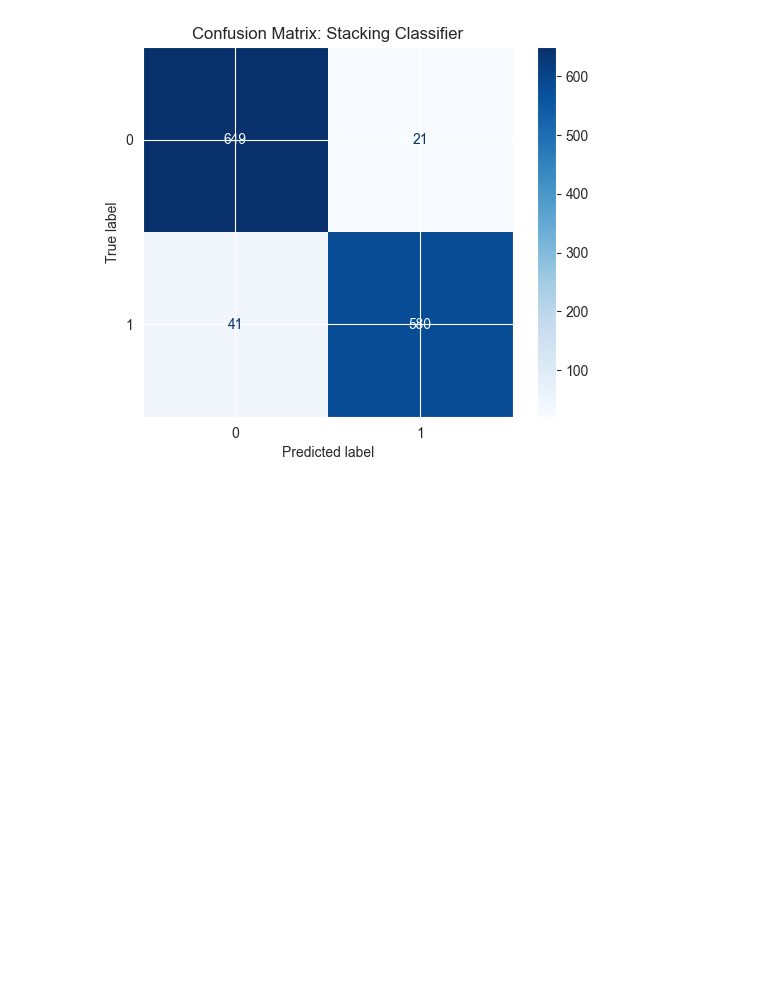
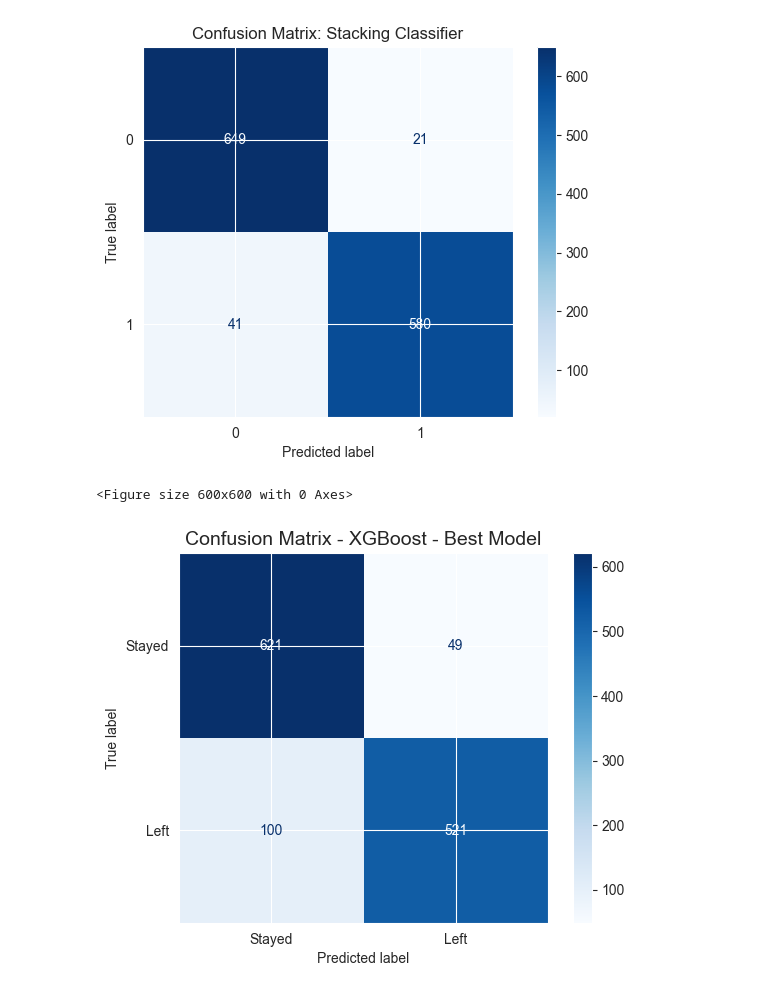
Before and after one commit to kcbojanowski/employee-leave-or-not, a Jupyter notebook: notebooks/model_training_evaluation.ipynb, the cells around one changed output. Cells and saved outputs as stored; diff of their text form; code cells hidden in the pictures; blank space fills up the shorter version.

```diff
--- a/notebooks/model_training_evaluation.ipynb
+++ b/notebooks/model_training_evaluation.ipynb
@@ -221,3 +221,19 @@ plot_confusion_matrices(models, X_test, y_test)
 [figure]
 [figure]
 [figure]
+# %%
+final_model = models[best_model]
+final_model.fit(X_train, y_train)
+
+y_pred = final_model.predict(X_test)
+
+cm = confusion_matrix(y_test, y_pred)
+disp = ConfusionMatrixDisplay(confusion_matrix=cm, display_labels=['Stayed', 'Left'])
+
+plt.figure(figsize=(6, 6))
+disp.plot(cmap='Blues', values_format='d')
+plt.title(f'Confusion Matrix - {best_model} - Best Model', fontsize=14)
+plt.show()
+# %% [output]
+<Figure size 600x600 with 0 Axes>
+[figure, added]
```
Also changed, not shown: parts of 1 cell of this notebook, 2 other files.
